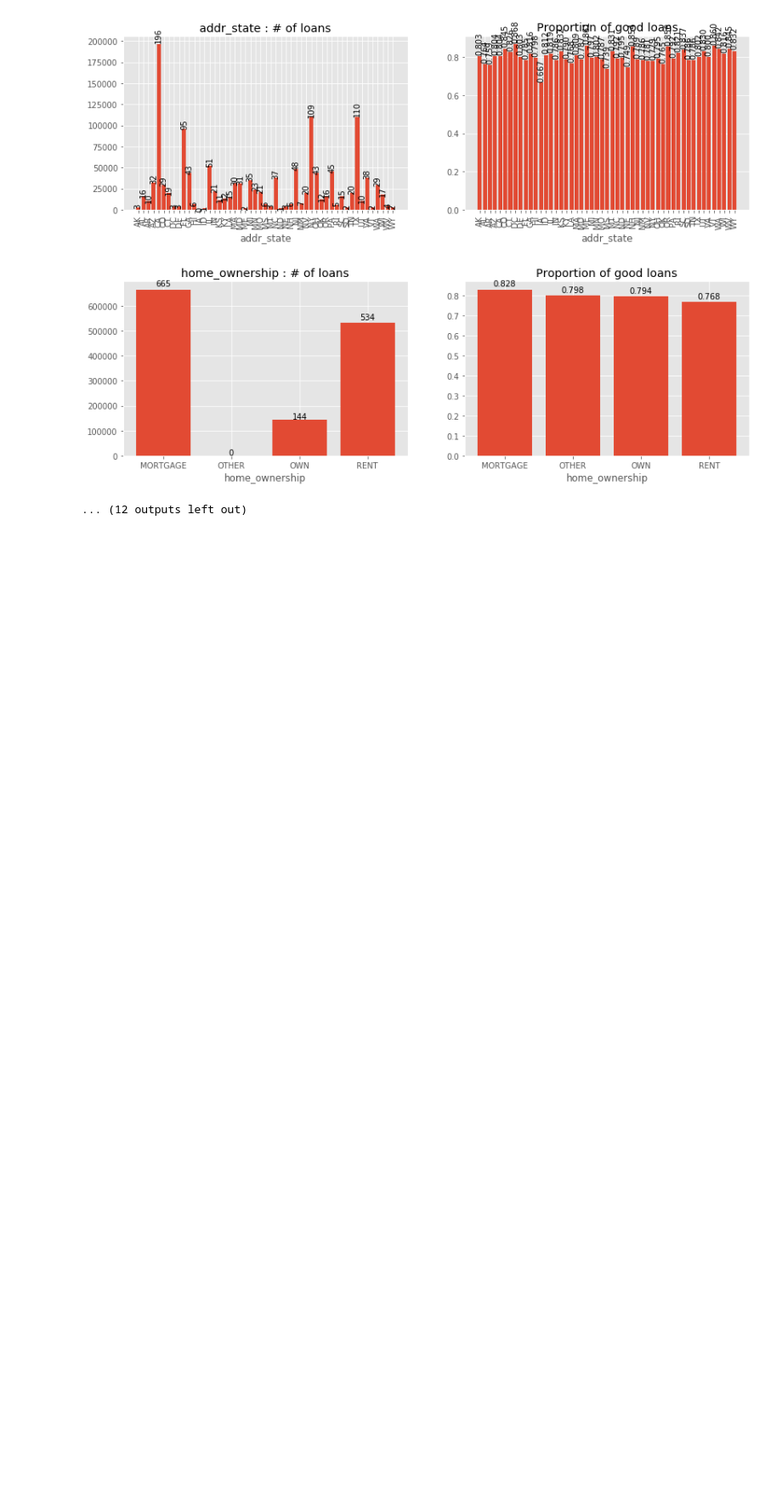
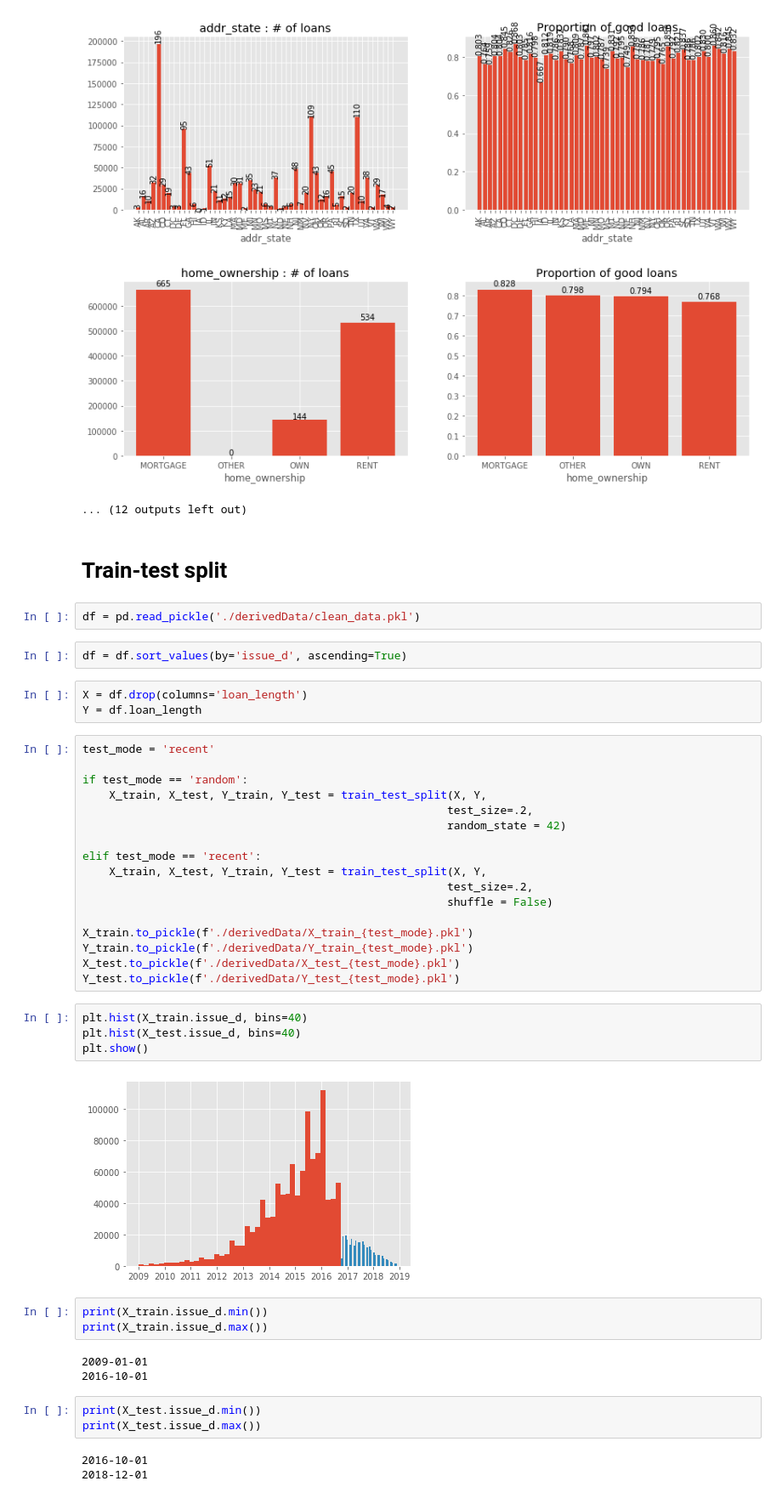
Before and after one commit to simondyates/Lending-Club, a Jupyter notebook: Dan/basic_EDA.ipynb, the cells around one changed output. Shown at 85% size. Saved outputs shown, nothing was run; the diff lists cells and outputs as text; blank space fills up the shorter version.

```diff
--- a/Dan/basic_EDA.ipynb
+++ b/Dan/basic_EDA.ipynb
@@ -556,3 +558,47 @@ for col in df.columns:
 [figure]
 [figure]
 ... (12 outputs left out)
+# %% [markdown]
+# Train-test split
+# %%
+df = pd.read_pickle('./derivedData/clean_data.pkl')
+# %%
+df = df.sort_values(by='issue_d', ascending=True)
+# %%
+X = df.drop(columns='loan_length')
+Y = df.loan_length
+# %%
+test_mode = 'recent'
+
+if test_mode == 'random':
+    X_train, X_test, Y_train, Y_test = train_test_split(X, Y,
+                                                       test_size=.2,
+                                                       random_state = 42)
+
+elif test_mode == 'recent':
+    X_train, X_test, Y_train, Y_test = train_test_split(X, Y,
+                                                       test_size=.2,
+                                                       shuffle = False)
+
+X_train.to_pickle(f'./derivedData/X_train_{test_mode}.pkl')
+Y_train.to_pickle(f'./derivedData/Y_train_{test_mode}.pkl')
+X_test.to_pickle(f'./derivedData/X_test_{test_mode}.pkl')
+Y_test.to_pickle(f'./derivedData/Y_test_{test_mode}.pkl')
+# %%
+plt.hist(X_train.issue_d, bins=40)
+plt.hist(X_test.issue_d, bins=40)
+plt.show()
+# %% [output]
+[figure, added]
+# %%
+print(X_train.issue_d.min())
+print(X_train.issue_d.max())
+# %% [output]
+2009-01-01
+2016-10-01
+# %%
+print(X_test.issue_d.min())
+print(X_test.issue_d.max())
+# %% [output]
+2016-10-01
+2018-12-01
```
Also changed, not shown: parts of 14 cells of this notebook.
